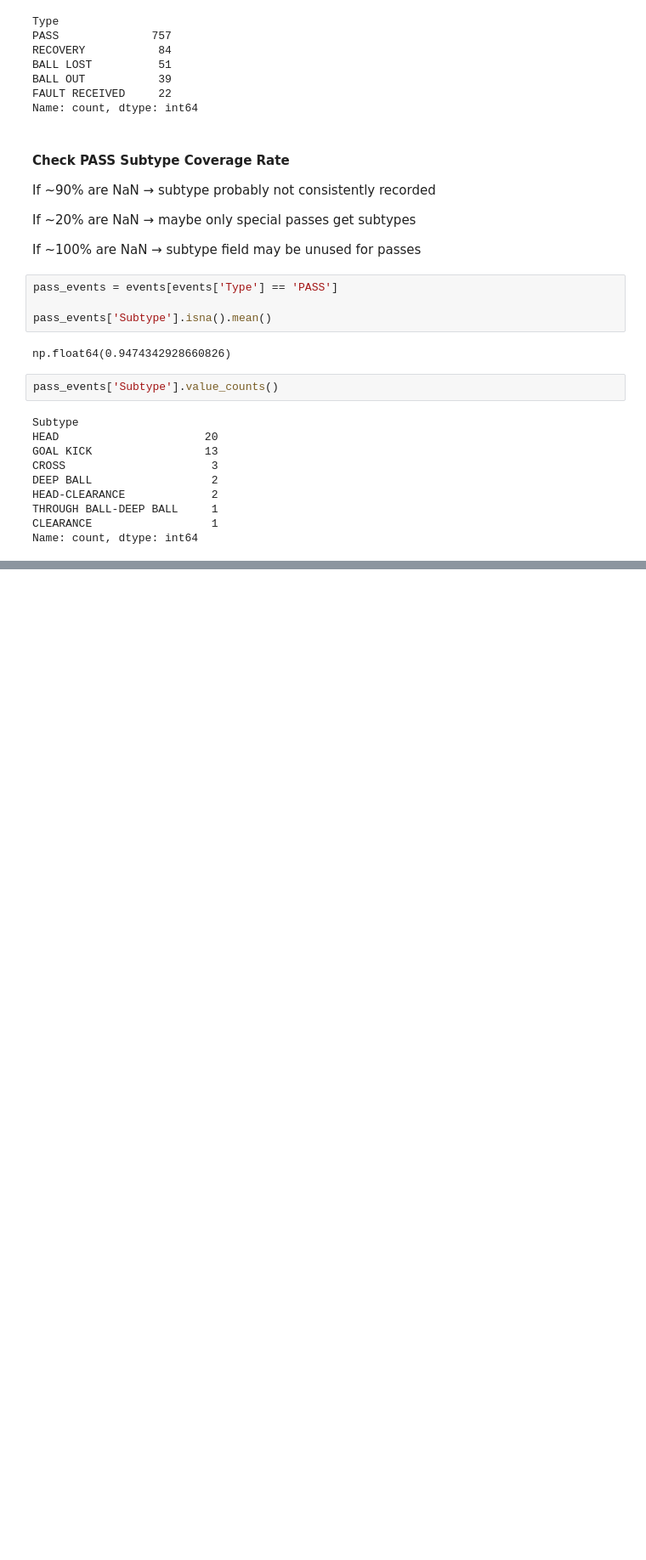
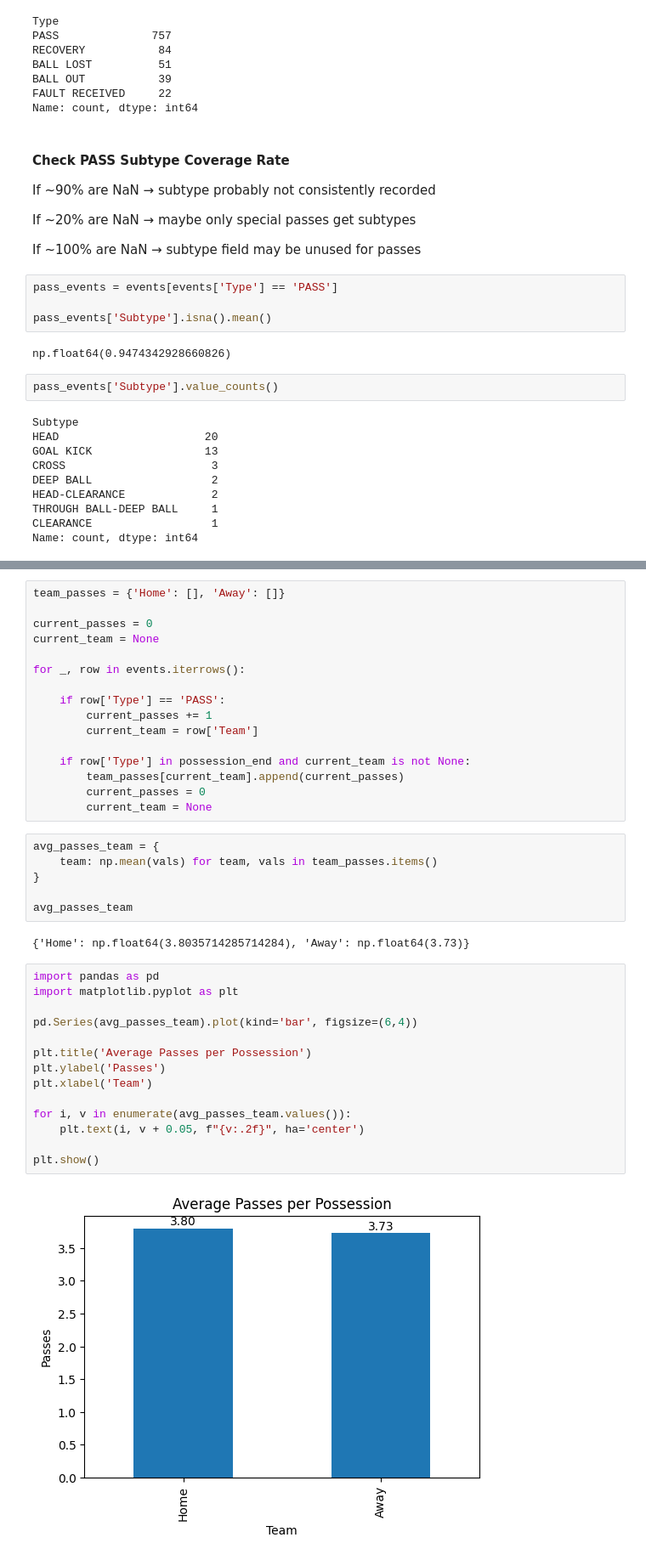
Before and after one commit to ieee-sb-uniwa/milon-football, a Jupyter notebook: notebooks/game1_analysis.ipynb, the cells around one changed output, grey strips where cells are left out. Shown at 85% size. Cells and saved outputs as stored; diff of their text form; blank space fills up the shorter version.

```diff
--- a/notebooks/game1_analysis.ipynb
+++ b/notebooks/game1_analysis.ipynb
@@ -369,0 +602,40 @@ We do not have missing values by error in the events csv
+# %%
+team_passes = {'Home': [], 'Away': []}
+
+current_passes = 0
+current_team = None
+
+for _, row in events.iterrows():
+
+    if row['Type'] == 'PASS':
+        current_passes += 1
+        current_team = row['Team']
+
+    if row['Type'] in possession_end and current_team is not None:
+        team_passes[current_team].append(current_passes)
+        current_passes = 0
+        current_team = None
+# %%
+avg_passes_team = {
+    team: np.mean(vals) for team, vals in team_passes.items()
+}
+
+avg_passes_team
+# %% [output]
+{'Home': np.float64(3.8035714285714284), 'Away': np.float64(3.73)}
+# %%
+import pandas as pd
+import matplotlib.pyplot as plt
+
+pd.Series(avg_passes_team).plot(kind='bar', figsize=(6,4))
+
+plt.title('Average Passes per Possession')
+plt.ylabel('Passes')
+plt.xlabel('Team')
+
+for i, v in enumerate(avg_passes_team.values()):
+    plt.text(i, v + 0.05, f"{v:.2f}", ha='center')
+
+plt.show()
+# %% [output]
+[figure, added]
```
Also changed, not shown: parts of 34 cells of this notebook, 1 other file.
